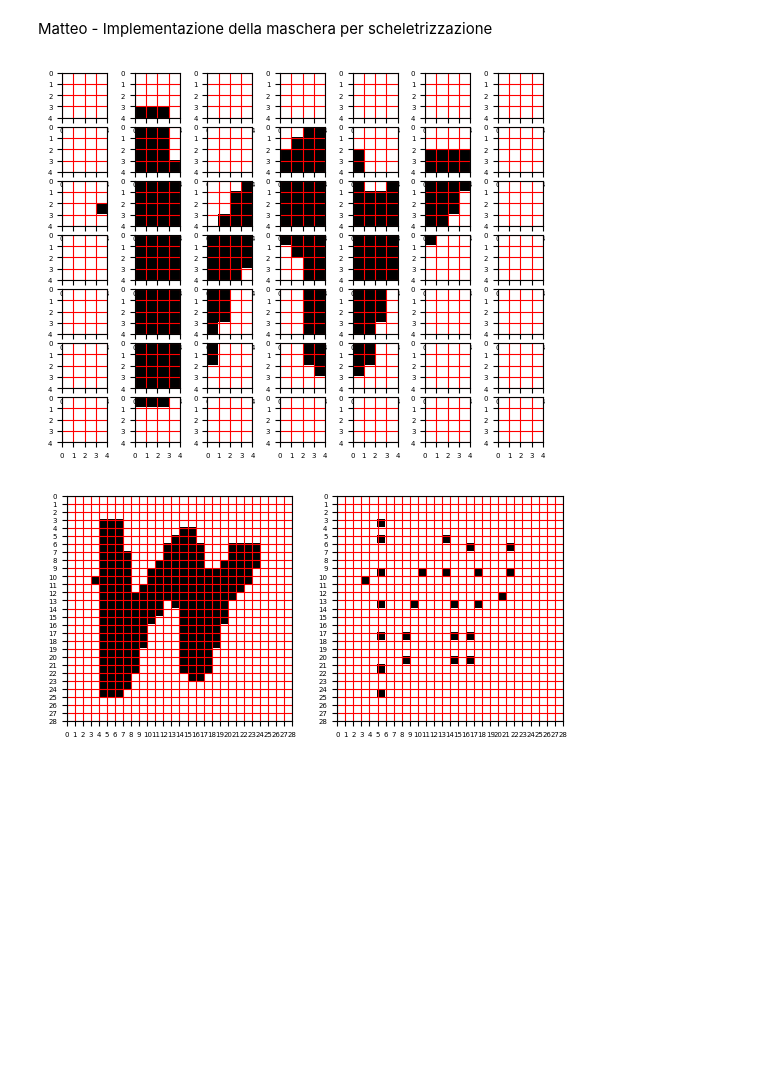
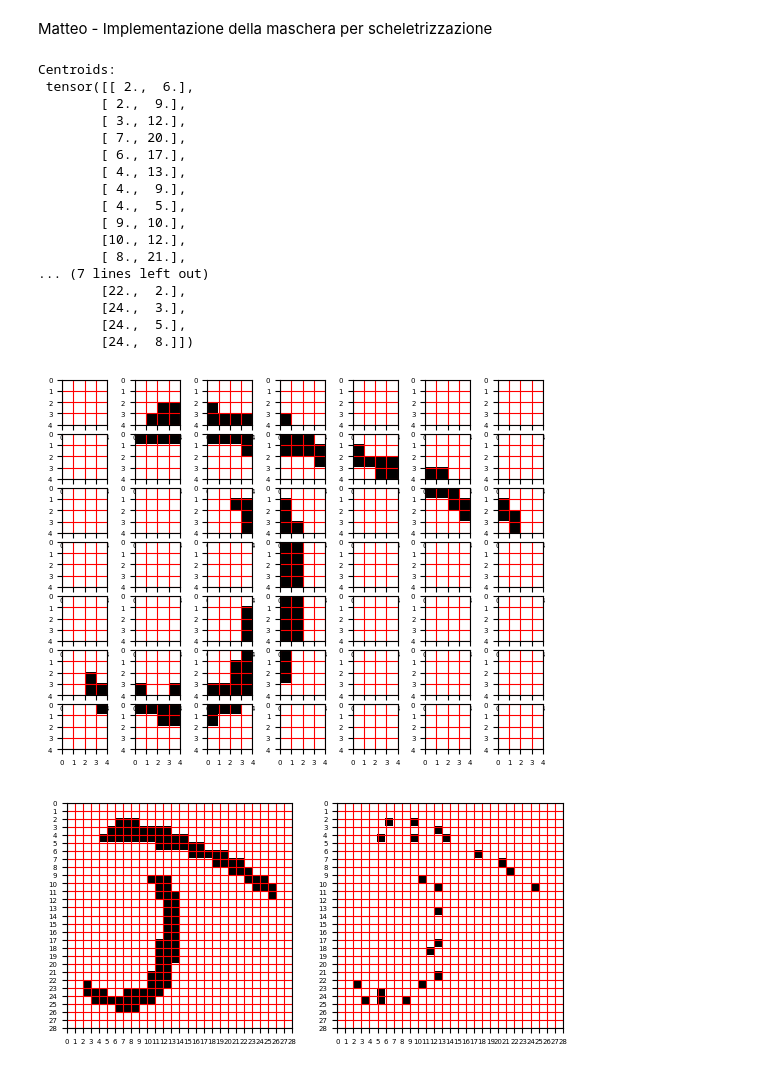
Before and after one commit to matteoturnu/ai-project, a Jupyter notebook: AI_project.ipynb, the cells around one changed output. Drawn from its saved outputs; the diff is of its cells as text; code cells hidden in the pictures; blank space fills up the shorter version.

```diff
--- a/AI_project.ipynb
+++ b/AI_project.ipynb
@@ -135,7 +153,7 @@ def show_subimages(image, dim_mask):
 
 
 def sample_image(image, dim_mask):
-
+  centroids = []
   image_T = np.transpose(image)
 
   # image that will be obtained from the computed centroids
@@ -154,34 +172,57 @@ def sample_image(image, dim_mask):
       if (c_ri, c_ci) != (None, None):
         #Shifting centroids in the new tensor sample_img
         sample_img[c_ri+i, c_ci+j] = 255
 
+        centroids.append([c_ri+i, c_ci+j])
+
     # if j = 24 it means it's on the right side of the image
     # so in the next turn j will decrease to 20
     if j == image.size()[1] - dim_mask:
       start = j
       stop = -1
       step = -(dim_mask)
     else:
       start = 0
       stop = image.size()[1]
       step = dim_mask
 
-  return sample_img
+  return sample_img, torch.tensor(centroids, dtype=torch.float)
 
 
 dim_mask = 4
 
-sample_img = sample_image(bin_img, dim_mask)
+bin_img = tr_images_bin[10]
+
+sample_img, centroids = sample_image(bin_img, dim_mask)
 
 
 
 plt.figure(1)
 show_subimages(bin_img, dim_mask)
 plt.figure(2)
 plt.subplot(121)
 show_single_letter(bin_img)
 plt.subplot(122)
 show_single_letter(sample_img.T)
+
+print("Centroids: \n", centroids)
 # %% [output]
+Centroids:
+ tensor([[ 2.,  6.],
+        [ 2.,  9.],
+        [ 3., 12.],
+        [ 7., 20.],
+        [ 6., 17.],
+        [ 4., 13.],
+        [ 4.,  9.],
+        [ 4.,  5.],
+        [ 9., 10.],
+        [10., 12.],
+        [ 8., 21.],
+... (7 lines left out)
+        [22.,  2.],
+        [24.,  3.],
+        [24.,  5.],
+        [24.,  8.]])
-[figure, old version]
+[figure, new version]
-[figure, old version]
+[figure, new version]
```
Also changed, not shown: parts of 5 cells of this notebook.
